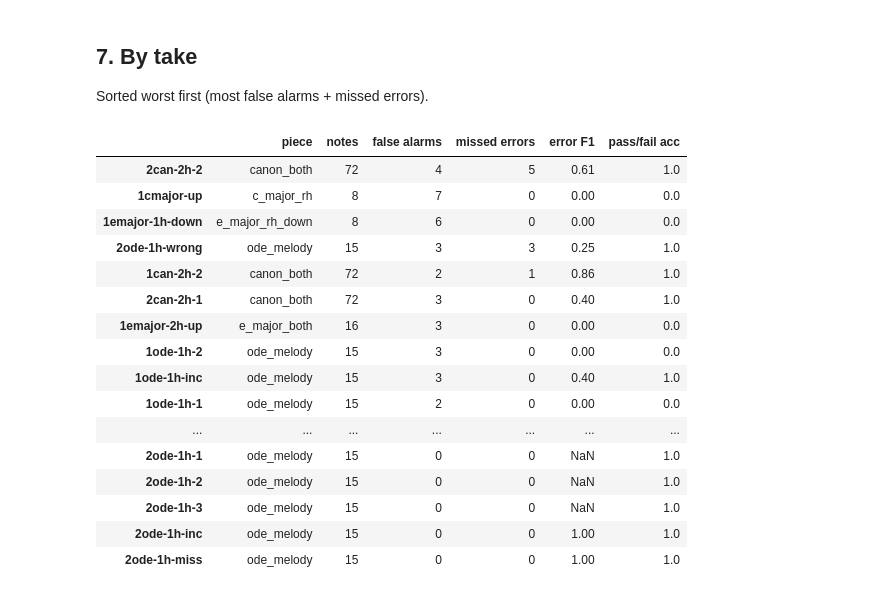
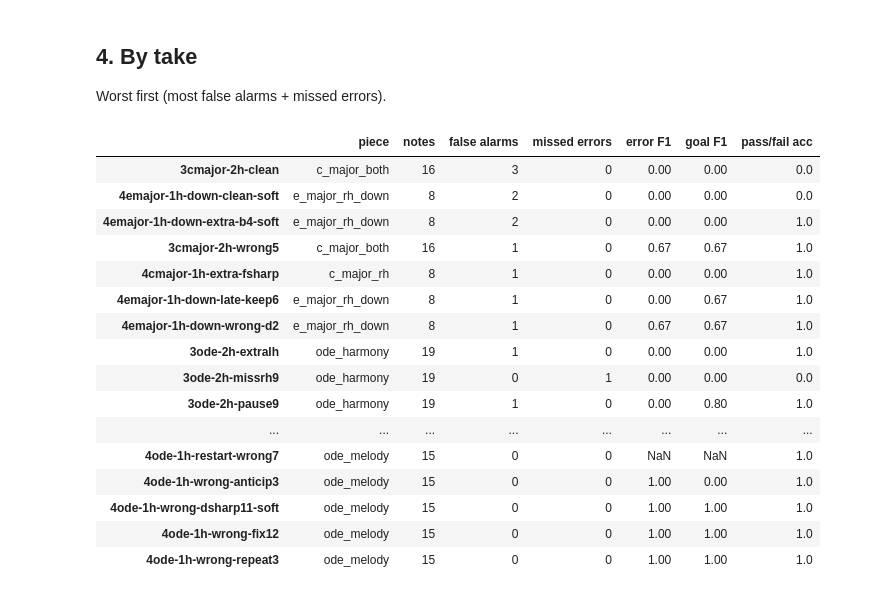
Before and after one commit to thomaschin35/automatic-piano-evaluation-hmm, a Jupyter notebook: eval/results.ipynb, the cells around one changed output. Cells and saved outputs as stored; diff of their text form; code cells hidden in the pictures.

```diff
--- a/eval/results.ipynb
+++ b/eval/results.ipynb
@@ -87,11 +72,0 @@ Using run: 20261029-111844_v2_0e0f184-dirty
-# %%
-o = metrics["overall"]
-def f(x): return "–" if x is None else f"{x:.2f}"
-display(Markdown(
-    f"**Error F1 {f(o['error']['f1'])}** · precision {f(o['error']['precision'])} · recall {f(o['error']['recall'])}  \n"
-    f"{o['n_takes']} takes, {o['n_notes']} notes · perfect takes with zero false alarms: "
-    f"**{o['perfect_takes']['clean']}/{o['perfect_takes']['n']}** · pass/fail accuracy {f(o['pass_fail_accuracy'])}  \n"
-    f"Played-pitch accuracy on caught wrong notes: {f(o['played_pitch_accuracy'])} (n={o['played_pitch_n']})  \n"
-    f"Model: `{meta['model']}` at commit `{meta['git']['commit']}`{' (uncommitted changes)' if meta['git']['dirty'] else ''}  \n"
-    f"Error types the model can't detect yet: {', '.join(o['unsupported_types']) or 'none'}"
-    + (f"  \n**Failed takes:** {', '.join(o['failed_takes'])}" if o["failed_takes"] else "")))
@@ -106,15 +80,21 @@ Error types the model can't detect yet: early, extra, held_long, late
 # %%
 def summary_row(b):
+    f1 = lambda k: "n/a" if b[k].get("unsupported") else b[k]["f1"]
     pt = b["perfect_takes"]
-    return {"takes": b["n_takes"], "notes": b["n_notes"],
-            "error P": b["error"]["precision"], "error R": b["error"]["recall"], "error F1": b["error"]["f1"],
-            "wrong-pitch F1": b["wrong_pitch"]["f1"], "missed F1": b["missed"]["f1"],
-            "combined F1": b["combined"]["f1"],
-            "false alarms": b["error"]["fp"], "missed errors": b["error"]["fn"],
-            "clean perfect": f"{pt['clean']}/{pt['n']}" if pt["n"] else "",
-            "pass/fail acc": b["pass_fail_accuracy"]}
+    return {"takes": b["n_takes"], "notes": b["n_notes"], "error P": b["error"]["precision"],
+            "error R": b["error"]["recall"], "error F1": b["error"]["f1"], "goal F1": f1("goal"),
+            "wrong F1": f1("wrong_pitch"), "missed F1": f1("missed"), "extra F1": f1("extra"), "late F1": f1("late"),
+            "restart F1": f1("restart"), "false alarms": b["error"]["fp"], "missed errors": b["error"]["fn"],
+            "clean": f"{pt['clean']}/{pt['n']}" if pt["n"] else "", "pass/fail acc": b["pass_fail_accuracy"]}
 
-by_piece = pd.DataFrame({p: summary_row(b) for p, b in metrics["by_piece"].items()}).T
-by_piece.loc["OVERALL"] = summary_row(o)
-display(by_piece.infer_objects().round(2))
+o, g = metrics["overall"], metrics.get("by_group", {})
+f = lambda x: "–" if x is None else f"{x:.2f}"
+display(Markdown("  \n".join(
+    [f"**{k.capitalize()}**: error F1 **{f(b['error']['f1'])}** · goal F1 **{f(b['goal']['f1'])}** · "
+     f"{b['n_takes']} takes" for k, b in [*g.items(), ("overall", o)]]
+    + [f"Model `{meta['model']}` at `{meta['git']['commit']}`{' (uncommitted changes)' if meta['git']['dirty'] else ''}"
+       f" · can't detect yet: {', '.join(o['unsupported_types']) or 'nothing'}"]
+    + ([f"**Failed takes:** {', '.join(o['failed_takes'])}"] if o["failed_takes"] else []))))
+results = pd.DataFrame({name: summary_row(b) for name, b in report_rows(metrics)}).T.infer_objects()
+display(results.round(2).fillna(""))   # UPPERCASE rows = group / overall totals
 # %% [output]
@@ -153,28 +135,28 @@ fig = plot_note_map(rows, run_dir.name); display(fig); plt.close(fig)
 # %% [markdown]
-## 7. By take
-Sorted worst first (most false alarms + missed errors).
+## 4. By take
+Worst first (most false alarms + missed errors).
 # %%
 by_take = pd.DataFrame({t: summary_row(b) for t, b in metrics["by_take"].items()}).T
 by_take.insert(0, "piece", notes.groupby("take")["piece"].first())
 by_take["problems"] = by_take["false alarms"] + by_take["missed errors"]
 display(by_take.sort_values(["problems", "piece"], ascending=[False, True])
-        [["piece", "notes", "false alarms", "missed errors", "error F1", "pass/fail acc"]].infer_objects().round(2))
+        [["piece", "notes", "false alarms", "missed errors", "error F1", "goal F1", "pass/fail acc"]].infer_objects().round(2))
 # %% [output]
-|  | piece | notes | false alarms | missed errors | error F1 | pass/fail acc |
-| 2can-2h-2 | canon_both | 72 | 4 | 5 | 0.61 | 1.0 |
-| 1cmajor-up | c_major_rh | 8 | 7 | 0 | 0.00 | 0.0 |
-| 1emajor-1h-down | e_major_rh_down | 8 | 6 | 0 | 0.00 | 0.0 |
-| 2ode-1h-wrong | ode_melody | 15 | 3 | 3 | 0.25 | 1.0 |
-| 1can-2h-2 | canon_both | 72 | 2 | 1 | 0.86 | 1.0 |
-| 2can-2h-1 | canon_both | 72 | 3 | 0 | 0.40 | 1.0 |
-| 1emajor-2h-up | e_major_both | 16 | 3 | 0 | 0.00 | 0.0 |
-| 1ode-1h-2 | ode_melody | 15 | 3 | 0 | 0.00 | 0.0 |
-| 1ode-1h-inc | ode_melody | 15 | 3 | 0 | 0.40 | 1.0 |
-| 1ode-1h-1 | ode_melody | 15 | 2 | 0 | 0.00 | 0.0 |
-| ... | ... | ... | ... | ... | ... | ... |
-| 2ode-1h-1 | ode_melody | 15 | 0 | 0 | NaN | 1.0 |
-| 2ode-1h-2 | ode_melody | 15 | 0 | 0 | NaN | 1.0 |
-| 2ode-1h-3 | ode_melody | 15 | 0 | 0 | NaN | 1.0 |
-| 2ode-1h-inc | ode_melody | 15 | 0 | 0 | 1.00 | 1.0 |
-| 2ode-1h-miss | ode_melody | 15 | 0 | 0 | 1.00 | 1.0 |
+|  | piece | notes | false alarms | missed errors | error F1 | goal F1 | pass/fail acc |
+| 3cmajor-2h-clean | c_major_both | 16 | 3 | 0 | 0.00 | 0.00 | 0.0 |
+| 4emajor-1h-down-clean-soft | e_major_rh_down | 8 | 2 | 0 | 0.00 | 0.00 | 0.0 |
+| 4emajor-1h-down-extra-b4-soft | e_major_rh_down | 8 | 2 | 0 | 0.00 | 0.00 | 1.0 |
+| 3cmajor-2h-wrong5 | c_major_both | 16 | 1 | 0 | 0.67 | 0.67 | 1.0 |
+| 4cmajor-1h-extra-fsharp | c_major_rh | 8 | 1 | 0 | 0.00 | 0.00 | 1.0 |
+| 4emajor-1h-down-late-keep6 | e_major_rh_down | 8 | 1 | 0 | 0.00 | 0.67 | 1.0 |
+| 4emajor-1h-down-wrong-d2 | e_major_rh_down | 8 | 1 | 0 | 0.67 | 0.67 | 1.0 |
+| 3ode-2h-extralh | ode_harmony | 19 | 1 | 0 | 0.00 | 0.00 | 1.0 |
+| 3ode-2h-missrh9 | ode_harmony | 19 | 0 | 1 | 0.00 | 0.00 | 0.0 |
+| 3ode-2h-pause9 | ode_harmony | 19 | 1 | 0 | 0.00 | 0.80 | 1.0 |
+| ... | ... | ... | ... | ... | ... | ... | ... |
+| 4ode-1h-restart-wrong7 | ode_melody | 15 | 0 | 0 | NaN | NaN | 1.0 |
+| 4ode-1h-wrong-anticip3 | ode_melody | 15 | 0 | 0 | 1.00 | 0.00 | 1.0 |
+| 4ode-1h-wrong-dsharp11-soft | ode_melody | 15 | 0 | 0 | 1.00 | 1.00 | 1.0 |
+| 4ode-1h-wrong-fix12 | ode_melody | 15 | 0 | 0 | 1.00 | 1.00 | 1.0 |
+| 4ode-1h-wrong-repeat3 | ode_melody | 15 | 0 | 0 | 1.00 | 1.00 | 1.0 |
 # %% [markdown]
```
Also changed, not shown: parts of 44 cells of this notebook, 11 other files.
